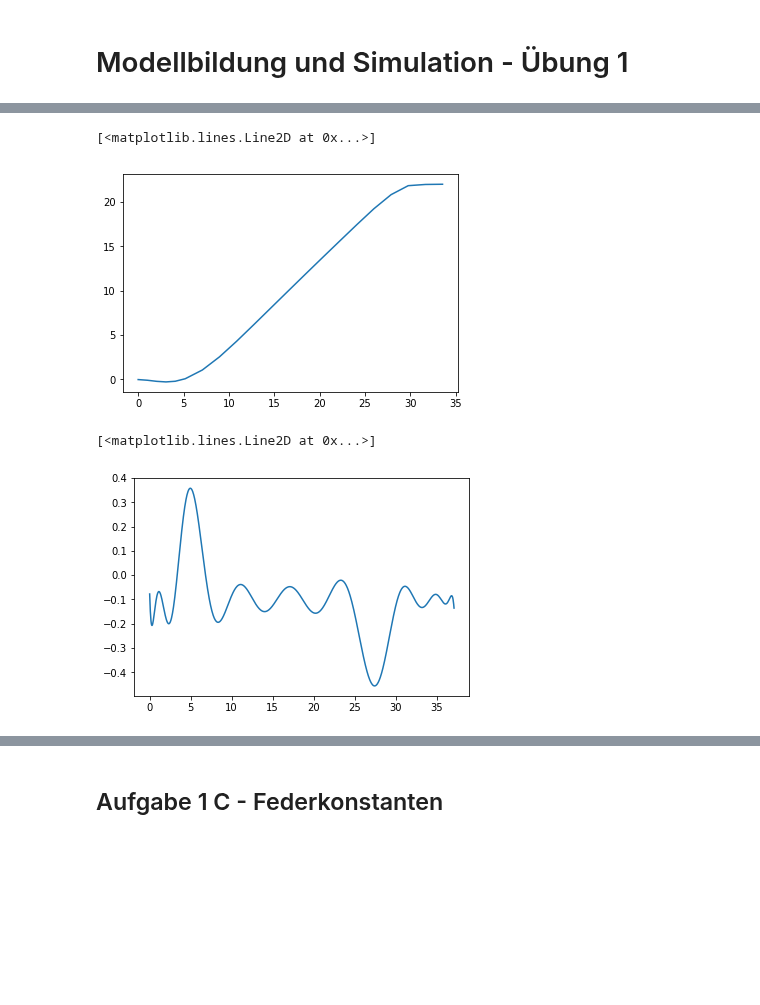
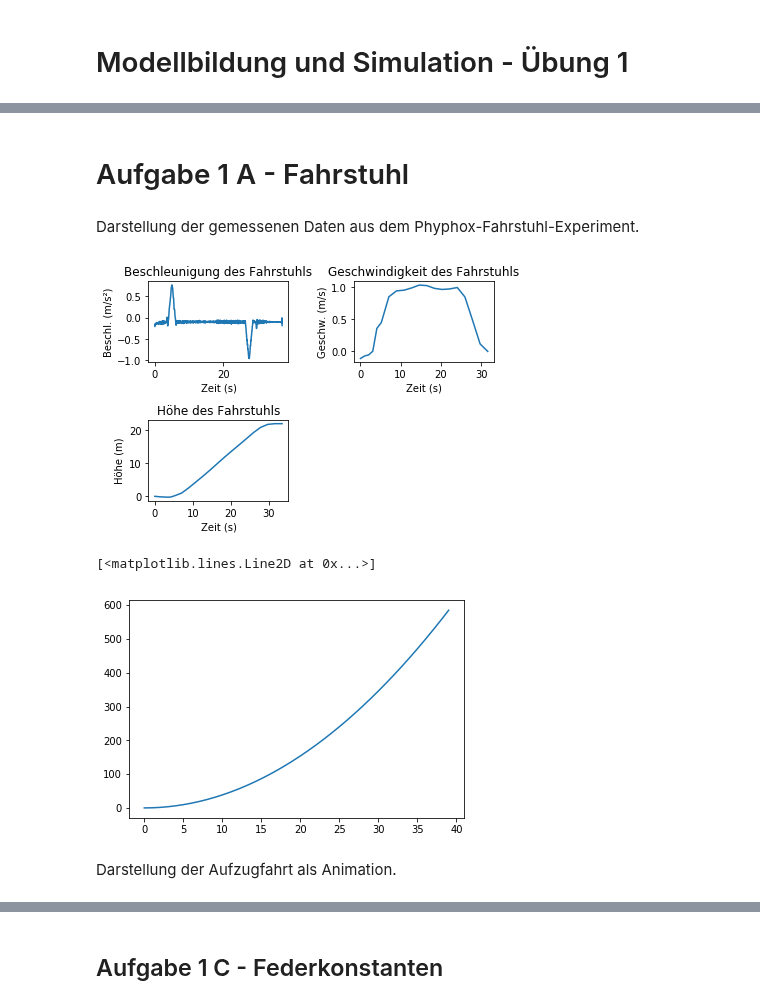
Before and after one commit to darenegade/modellbildung, a Jupyter notebook: Abgabe1/Abgabe1.ipynb, the cells around one changed output, grey strips where cells are left out. Saved outputs shown, nothing was run; the diff lists cells and outputs as text; code cells hidden in the pictures; blank space fills up the shorter version.

```diff
--- a/Abgabe1/Abgabe1.ipynb
+++ b/Abgabe1/Abgabe1.ipynb
@@ -25,14 +18,39 @@ plt.plot(pvData['Time (s)'], pvData['Height (m)'])
-# %%
-coefs = poly.polyfit(pvData['Time (s)'], pvData['Height (m)'], 10)
-ffit = poly.Polynomial(coefs)    # instead of np.poly1d
-plt.plot(pvData['Time (s)'], ffit(pvData['Time (s)']))
-# %% [output]
-[<matplotlib.lines.Line2D at 0x...>]
-[figure, removed]
-# %%
-coefs = poly.polyfit(accData['Time (s)'], accData['Acceleration (m/s²)'], 17)
-ffit = poly.Polynomial(coefs)    # instead of np.poly1d
-plt.plot(accData['Time (s)'], ffit(accData['Time (s)']))
-# %% [output]
-[<matplotlib.lines.Line2D at 0x...>]
-[figure, removed]
+# %% [markdown]
+# Aufgabe 1 A - Fahrstuhl
+# %% [markdown]
+Darstellung der gemessenen Daten aus dem Phyphox-Fahrstuhl-Experiment.
+# %%
+accData = pd.read_csv("data/Acceleration.csv", sep=";")
+pvData = pd.read_csv("data/Pressure_and_velocity.csv", sep=";")
+
+plt.subplot(221)
+plt.title('Beschleunigung des Fahrstuhls')
+plt.plot(accData['Time (s)'], accData['Acceleration (m/s²)'])
+plt.ylabel('Beschl. (m/s²)')
+plt.xlabel('Zeit (s)')
+plt.subplot(222)
+plt.title('Geschwindigkeit des Fahrstuhls')
+plt.plot(pvData['Time (s)'], pvData['Velocity (m/s)'])
+plt.ylabel('Geschw. (m/s)')
+plt.xlabel('Zeit (s)')
+plt.subplot(223)
+plt.title('Höhe des Fahrstuhls')
+plt.plot(pvData['Time (s)'], pvData['Height (m)'])
+plt.ylabel('Höhe (m)')
+plt.xlabel('Zeit (s)')
+plt.tight_layout()
+# %% [output]
+[figure, added]
+# %%
+s_max = max(pvData['Height (m)'])
+v_max = max(pvData['Velocity (m/s)'])
+a_max = max(accData['Acceleration (m/s²)'])
+
+S = lambda t: (1/2)*a_max*t*t;
+
+plt.plot(range(0,40), [ S(x) for x in range(0,40) ])
+# %% [output]
+[<matplotlib.lines.Line2D at 0x...>]
+[figure, added]
+# %% [markdown]
+Darstellung der Aufzugfahrt als Animation.
```
Also changed, not shown: parts of 19 cells of this notebook, 1 other file.
